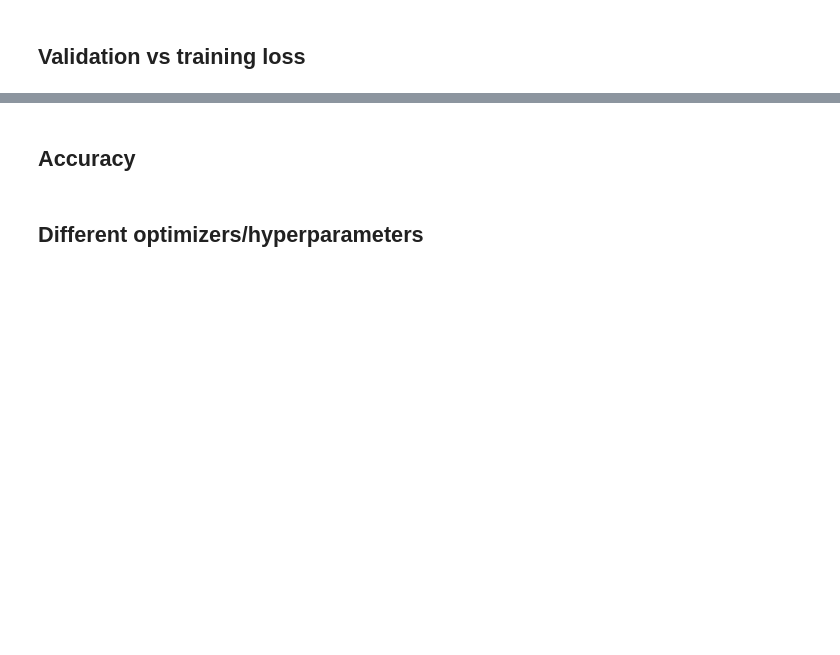
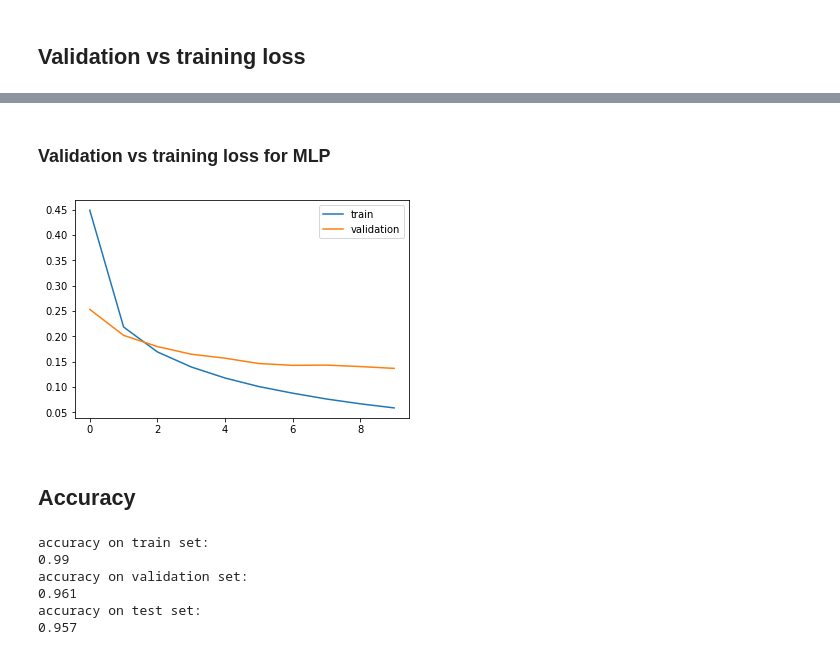
Before and after one commit to lambdaofgod/examples-counterexamples, a Jupyter notebook: notebooks/neural_nets/Keras basics.ipynb, the cells around one changed output, grey strips where cells are left out. Saved outputs shown, nothing was run; the diff lists cells and outputs as text; code cells hidden in the pictures; blank space fills up the shorter version.

```diff
--- a/notebooks/neural_nets/Keras basics.ipynb
+++ b/notebooks/neural_nets/Keras basics.ipynb
@@ -133,0 +134,25 @@ plot_train_vs_validation_loss(mlp_train_loss, mlp_eval_loss, offset=10)
+# %%
+def mlp_tensors(n_hidden, input_shape, n_classes, activation='sigmoid'):
+  input_tensor = Input(shape=input_shape)
+
+  hid_z = Dense(n_hidden)(input_tensor)
+  hid_a = Activation(activation)(hid_z)
+
+  softmax_in = Dense(n_classes)(hid_a)
+  return input_tensor, Activation('softmax')(softmax_in)
+# %%
+n_hidden = 64
+
+mlp_in, mlp_out = mlp_tensors(64, input_shape, n_classes)
+mlp = Model(inputs=[mlp_in], outputs=[mlp_out])
+
+mlp.compile(optimizer='adam', loss='categorical_crossentropy')
+# %%
+%%time
+
+mlp_fit_history = mlp.fit(
+  X_train, y_train,
+  validation_data=(X_valid, y_valid),
+  epochs=10,
+  batch_size=64
+)
@@ -134,6 +177,17 @@ plot_train_vs_validation_loss(mlp_train_loss, mlp_eval_loss, offset=10)
+# %% [markdown]
+### Validation vs training loss for MLP
+# %%
+plot_train_vs_validation_loss(mlp_fit_history)
+# %% [output]
+[figure, added]
 # %% [markdown]
 ## Accuracy
 # %%
 evaluate_classifier(mlp)
+# %% [output]
+accuracy on train set:
+0.99
+accuracy on validation set:
+0.961
+accuracy on test set:
+0.957
-# %% [markdown]
-## Different optimizers/hyperparameters
```
Also changed, not shown: parts of 10 cells of this notebook.
